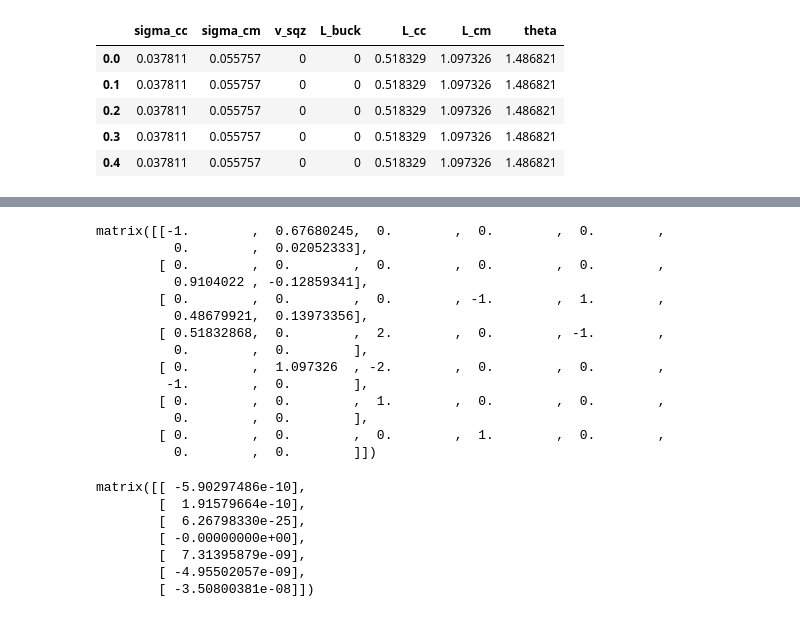
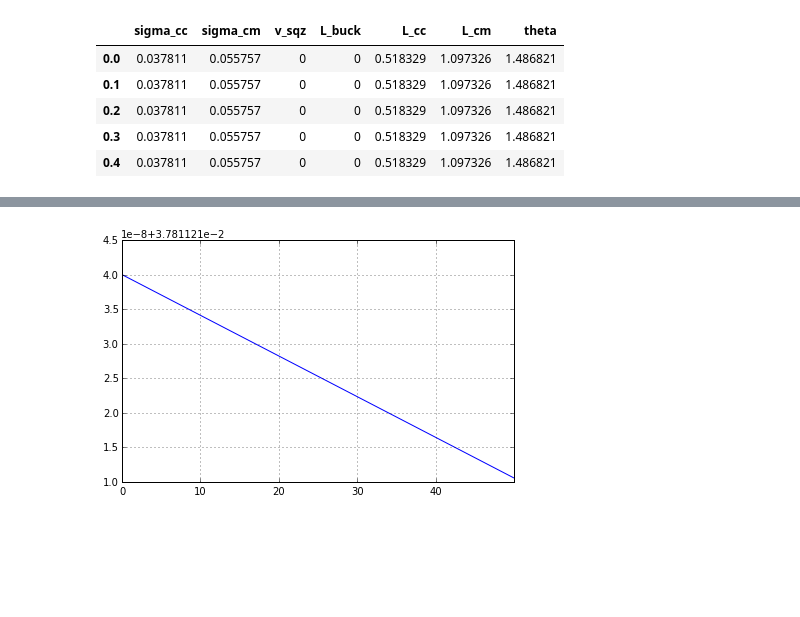
Before and after one commit to DamCB/tyssue, a Jupyter notebook: notebooks/master_20140916.ipynb, the cells around one changed output, grey strips where cells are left out. Cells and saved outputs as stored; diff of their text form; code cells hidden in the pictures; blank space fills up the shorter version.

```diff
--- a/notebooks/master_20140916.ipynb
+++ b/notebooks/master_20140916.ipynb
@@ -572,27 +523,4 @@ numcell.step(1)
-# %%
-numcell.M(*numcell.args.values())
-# %% [output]
-matrix([[-1.        ,  0.67680245,  0.        ,  0.        ,  0.        ,
-          0.        ,  0.02052333],
-        [ 0.        ,  0.        ,  0.        ,  0.        ,  0.        ,
-          0.9104022 , -0.12859341],
-        [ 0.        ,  0.        ,  0.        , -1.        ,  1.        ,
-          0.48679921,  0.13973356],
-        [ 0.51832868,  0.        ,  2.        ,  0.        , -1.        ,
-          0.        ,  0.        ],
-        [ 0.        ,  1.097326  , -2.        ,  0.        ,  0.        ,
-         -1.        ,  0.        ],
-        [ 0.        ,  0.        ,  1.        ,  0.        ,  0.        ,
-          0.        ,  0.        ],
-        [ 0.        ,  0.        ,  0.        ,  1.        ,  0.        ,
-          0.        ,  0.        ]])
-# %%
-numcell.speeds
-# %% [output]
-matrix([[ -5.90297486e-10],
-        [  1.91579664e-10],
-        [  6.26798330e-25],
-        [ -0.00000000e+00],
-        [  7.31395879e-09],
-        [ -4.95502057e-09],
-        [ -3.50800381e-08]])
+# %%
+ax = data.sigma_cc.plot()
+# %% [output]
+[figure, added]
```
Also changed, not shown: parts of 14 cells of this notebook, 1 other file.
